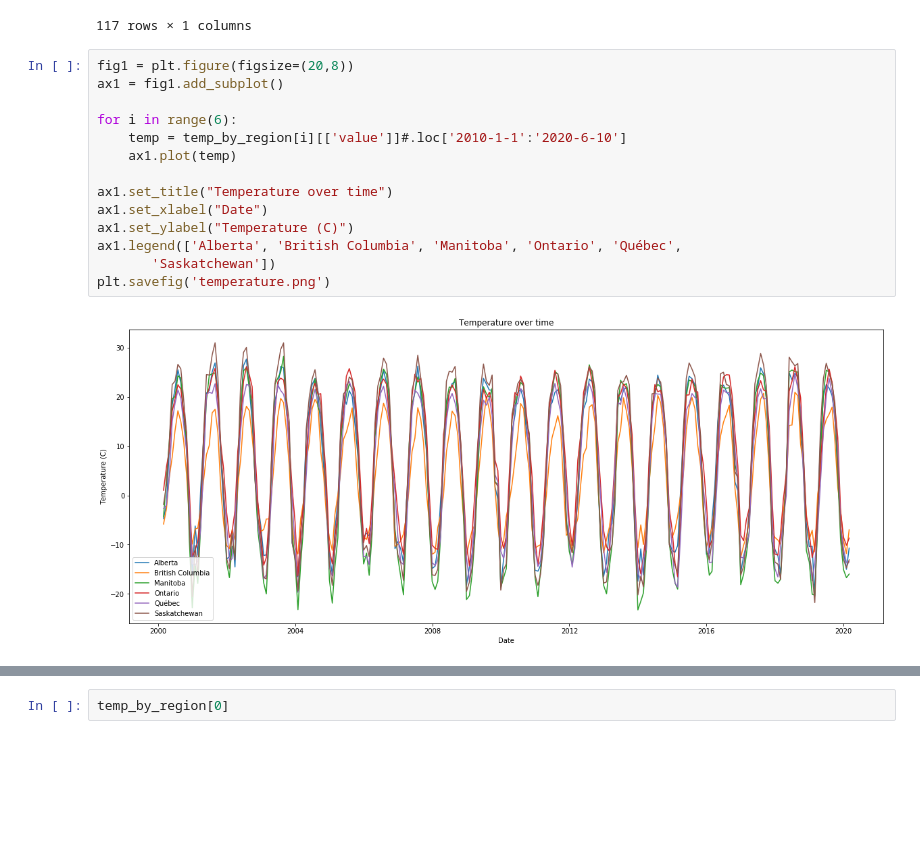
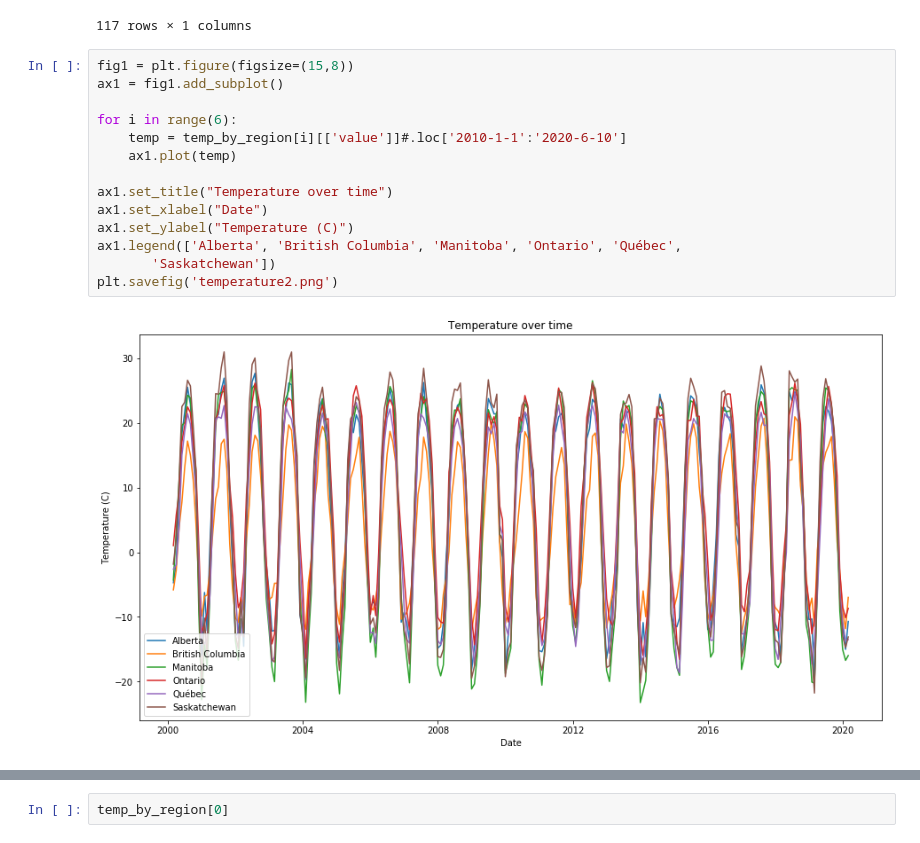
Before and after one commit to yu-lily/Canola-Oil-Predictions, a Jupyter notebook: Regression.ipynb, the cells around one changed output, grey strips where cells are left out. Saved outputs shown, nothing was run; the diff lists cells and outputs as text; blank space fills up the shorter version.

Commit message:
Modified visualizations

```diff
--- a/Regression.ipynb
+++ b/Regression.ipynb
@@ -155,21 +155,21 @@ temp_by_region[0][['value']].loc['2010-6-1':'2020-6-10']
 | 2020-02-29 00:00:00+00:00 | -10.694606 |
 117 rows × 1 columns
 # %%
-fig1 = plt.figure(figsize=(20,8))
+fig1 = plt.figure(figsize=(15,8))
 ax1 = fig1.add_subplot()
 
 for i in range(6):
     temp = temp_by_region[i][['value']]#.loc['2010-1-1':'2020-6-10']
     ax1.plot(temp)
 
 ax1.set_title("Temperature over time")
 ax1.set_xlabel("Date")
 ax1.set_ylabel("Temperature (C)")
 ax1.legend(['Alberta', 'British Columbia', 'Manitoba', 'Ontario', 'Québec',
        'Saskatchewan'])
-plt.savefig('temperature.png')
+plt.savefig('temperature2.png')
 # %% [output]
-[figure, old version]
+[figure, new version]
 # %%
 fig1 = plt.figure(figsize=(20,8))
 ax1 = fig1.add_subplot()
```
Also changed, not shown: parts of 1 cell of this notebook, 1 other file.
